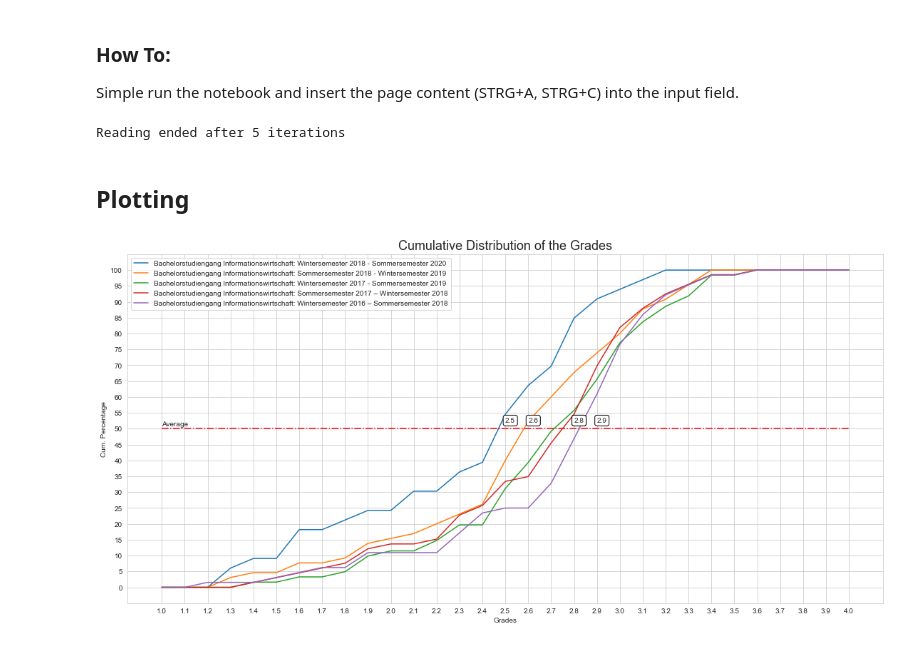
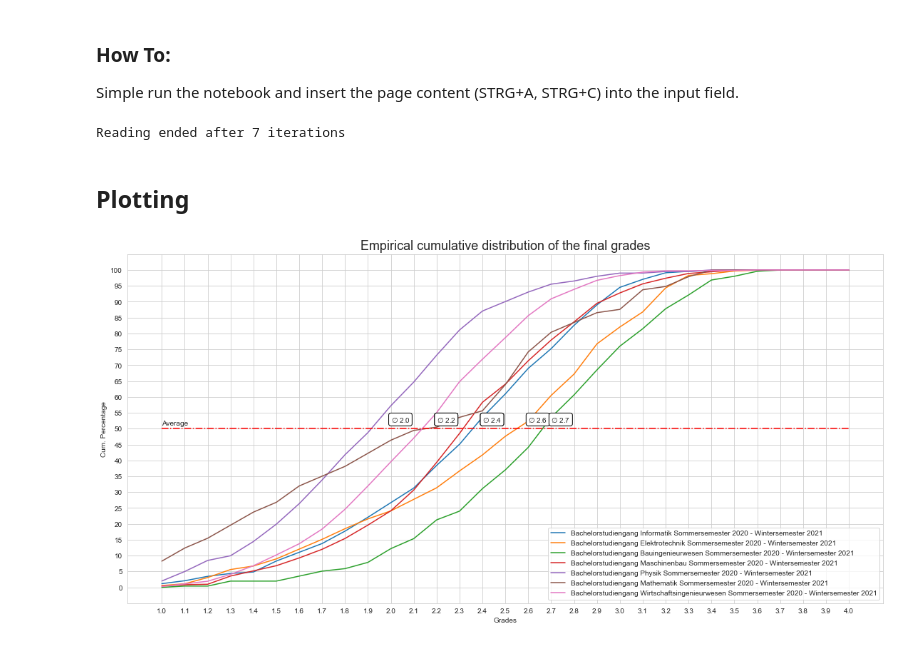
Before and after one commit to negralessio/ecdf_grades, a Jupyter notebook: ecdf_analysis.ipynb, the cells around one changed output. Drawn from its saved outputs; the diff is of its cells as text; code cells hidden in the pictures.

```diff
--- a/ecdf_analysis.ipynb
+++ b/ecdf_analysis.ipynb
@@ -16,6 +16,7 @@ def drawECDF():
     df_list = []
     major_list = []
     time_period_list = []
+    major_and_time_period_list = []
 
     while run:
         i = i + 1
@@ -32,11 +33,12 @@ def drawECDF():
         cut_index = raw.find("1,0")
         raw_grades = raw[cut_index:]
         raw_info = raw[:cut_index].split(" ")
-
+        # Find index of Vergleichszeitraum
+        idx = time_period = raw_info.index("Vergleichszeitraum:")
         # Get field of study
         major = raw_info[7] + " " + raw_info[8]
-        # Get time period
-        time_period = raw_info[10] + " " + raw_info[11] + " " + raw_info[12] + " " + raw_info[13] + " "+ raw_info[14]
+        # Get time period based on elements after "Vergleichszeitraum"
+        time_period = raw_info[idx+1] + " " + raw_info[idx+2] + " " + raw_info[idx+3] + " " + raw_info[idx+4] + " "+ raw_info[idx+5]
 
         # Split data
         splitted_list = raw_grades.split(" ")
@@ -61,34 +63,33 @@ def drawECDF():
         df_list.append(df)
         major_list.append(major)
         time_period_list.append(time_period)
+        major_and_time_period_list.append(major + " " + time_period)
 
-    return df_list, major_list, time_period_list
+    return df_list, major_list, time_period_list, major_and_time_period_list
 
 # Call function and get data
-df_list, major_list, time_period_list = drawECDF()
-# Append major and time period for plotting
-major_and_time_period_list = [major + ": " + time_period for major in major_list for time_period in time_period_list]
+df_list, major_list, time_period_list, major_and_time_period_list = drawECDF()
 # %% [output]
-Reading ended after 5 iterations
+Reading ended after 7 iterations
 # %% [markdown]
 ## Plotting
 # %%
 # Plot and Plot Settings
 plt.figure(figsize=(19,9))
-plt.title("Cumulative Distribution of the Grades", size=18)
+plt.title("Empirical cumulative distribution of the final grades", size=18)
 for df in df_list:
     sns.lineplot(data=df, x="Grades", y="Cum. Percentage")
     # Get mean grade
-    mean = df[df["Cum. Percentage"] >= 50].iloc[0, 0]
+    mean = df[df["Cum. Percentage"] >= 50.0].iloc[0, 0]
     # Annotate mean grade in plot
-    plt.annotate(text=mean, xy=(mean, 50+2), bbox=dict(boxstyle="round", edgecolor="black", pad=0.3, fc="w"))
+    plt.annotate(text=f"$\emptyset$ {mean}", xy=(mean, 50+2), bbox=dict(boxstyle="round", edgecolor="black", pad=0.3, fc="w"))
 plt.annotate(text="Average", xy=(1.0, 51.0))
 plt.xticks(np.arange(1, 4.1, 0.1))
 plt.yticks(np.arange(0, 105, 5))
 plt.legend(major_and_time_period_list)
 # Draw average line
 plt.hlines(y=50, color = "red", linestyles="-.", xmin=1, xmax=4, label="Average")
-plt.savefig("assets/figure.png", dpi=256)
+plt.savefig("assets/figure.png", dpi=256, bbox_inches='tight')
 plt.show()
 # %% [output]
-[figure, old version]
+[figure, new version]
```
Also changed, not shown: 3 other files.
